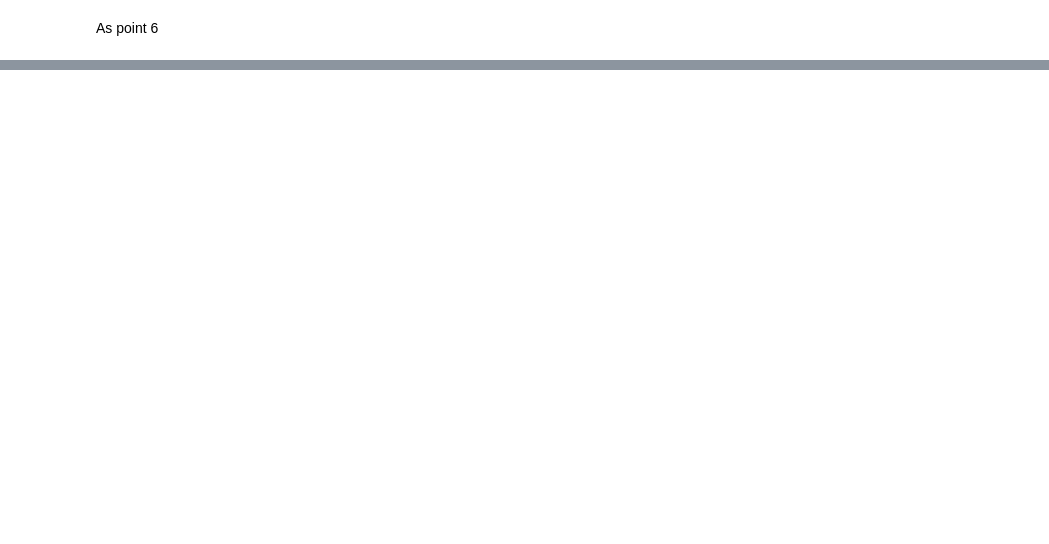
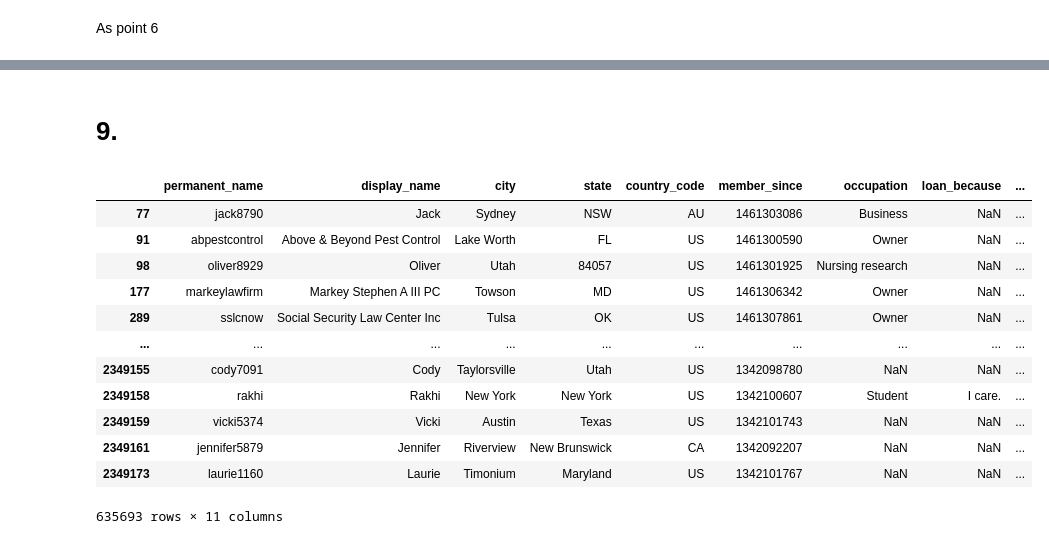
Before and after one commit to AleC28696/ProgettoFCS, a Jupyter notebook: Untitled.ipynb, the cells around one changed output, grey strips where cells are left out. Drawn from its saved outputs; the diff is of its cells as text; code cells hidden in the pictures; blank space fills up the shorter version.

```diff
--- a/Untitled.ipynb
+++ b/Untitled.ipynb
@@ -245,0 +325,19 @@ country_loans_per_year
+# %% [markdown]
+# 9.
+# %%
+lenders = pd.read_csv('lenders.csv')
+lenders[lenders['state'].notna()]
+# %% [output]
+|  | permanent_name | display_name | city | state | country_code | member_since | occupation | loan_because | ... |
+| 77 | jack8790 | Jack | Sydney | NSW | AU | 1461303086 | Business | NaN | ... |
+| 91 | abpestcontrol | Above & Beyond Pest Control | Lake Worth | FL | US | 1461300590 | Owner | NaN | ... |
+| 98 | oliver8929 | Oliver | Utah | 84057 | US | 1461301925 | Nursing research | NaN | ... |
+| 177 | markeylawfirm | Markey Stephen A III PC | Towson | MD | US | 1461306342 | Owner | NaN | ... |
+| 289 | sslcnow | Social Security Law Center Inc | Tulsa | OK | US | 1461307861 | Owner | NaN | ... |
+| ... | ... | ... | ... | ... | ... | ... | ... | ... | ... |
+| 2349155 | cody7091 | Cody | Taylorsville | Utah | US | 1342098780 | NaN | NaN | ... |
+| 2349158 | rakhi | Rakhi | New York | New York | US | 1342100607 | Student | I care. | ... |
+| 2349159 | vicki5374 | Vicki | Austin | Texas | US | 1342101743 | NaN | NaN | ... |
+| 2349161 | jennifer5879 | Jennifer | Riverview | New Brunswick | CA | 1342092207 | NaN | NaN | ... |
+| 2349173 | laurie1160 | Laurie | Timonium | Maryland | US | 1342101767 | NaN | NaN | ... |
+635693 rows × 11 columns
```
Also changed, not shown: parts of 9 cells of this notebook.
